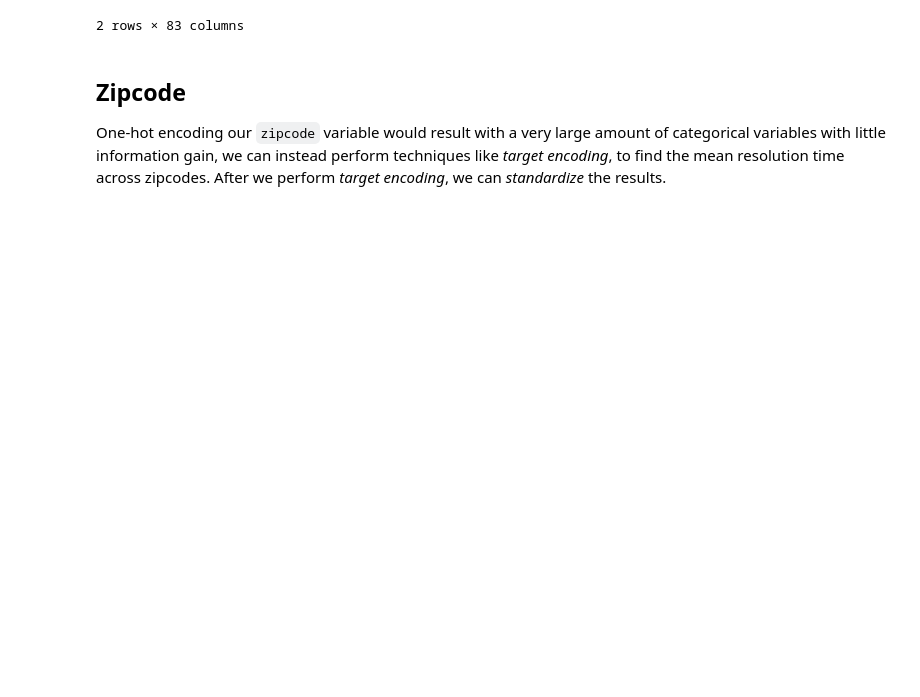
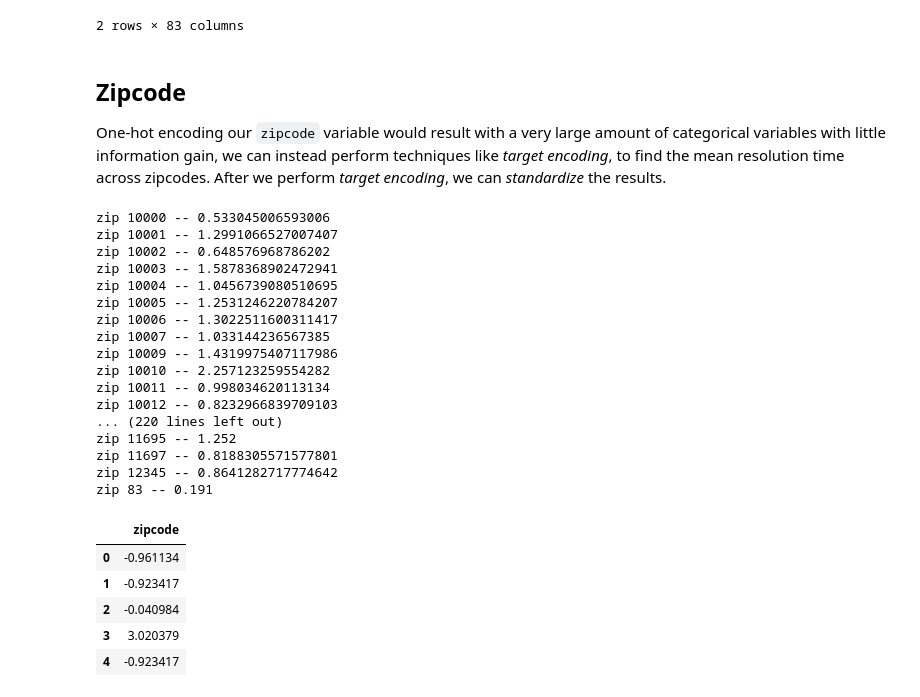
Before and after one commit to luisjaco/nyc-311, a Jupyter notebook: notebooks/preprocessing.ipynb, the cells around one changed output. Cells and saved outputs as stored; diff of their text form; code cells hidden in the pictures; blank space fills up the shorter version.

```diff
--- a/notebooks/preprocessing.ipynb
+++ b/notebooks/preprocessing.ipynb
@@ -166,3 +172,47 @@ One-hot encoding our `zipcode` variable would result with a very large amount of
 with little information gain, we can instead perform techniques like *target encoding*, to find the
 mean resolution time across zipcodes. After we perform *target encoding*, we can *standardize* the
 results.
+# %%
+from sklearn.preprocessing import TargetEncoder, StandardScaler
+zip_features = ['zipcode', 'resolution_time']
+
+zip_pipeline = Pipeline([
+    ('target', TargetEncoder()),
+    ('scaler', StandardScaler())
+])
+
+# test
+zip_test = df[['zipcode', 'resolution_time']]
+zip_pipeline.fit(zip_test[['zipcode']], zip_test['resolution_time'])
+zip_test_res = zip_pipeline.transform(zip_test[['zipcode']])
+
+zips = zip_pipeline.steps[0][1].categories_[0]
+encodings = zip_pipeline.steps[0][1].encodings_[0]
+for i in range(len(zips)):
+    print(f'zip {zips[i]} -- {encodings[i]}')
+
+pd.DataFrame(zip_test_res, columns=zip_pipeline.get_feature_names_out()).head()
+# %% [output]
+zip 10000 -- 0.533045006593006
+zip 10001 -- 1.2991066527007407
+zip 10002 -- 0.648576968786202
+zip 10003 -- 1.5878368902472941
+zip 10004 -- 1.0456739080510695
+zip 10005 -- 1.2531246220784207
+zip 10006 -- 1.3022511600311417
+zip 10007 -- 1.033144236567385
+zip 10009 -- 1.4319975407117986
+zip 10010 -- 2.257123259554282
+zip 10011 -- 0.998034620113134
+zip 10012 -- 0.8232966839709103
+... (220 lines left out)
+zip 11695 -- 1.252
+zip 11697 -- 0.8188305571577801
+zip 12345 -- 0.8641282717774642
+zip 83 -- 0.191
+|  | zipcode |
+| 0 | -0.961134 |
+| 1 | -0.923417 |
+| 2 | -0.040984 |
+| 3 | 3.020379 |
+| 4 | -0.923417 |
```
Also changed, not shown: parts of 12 cells of this notebook, 4 other files.
